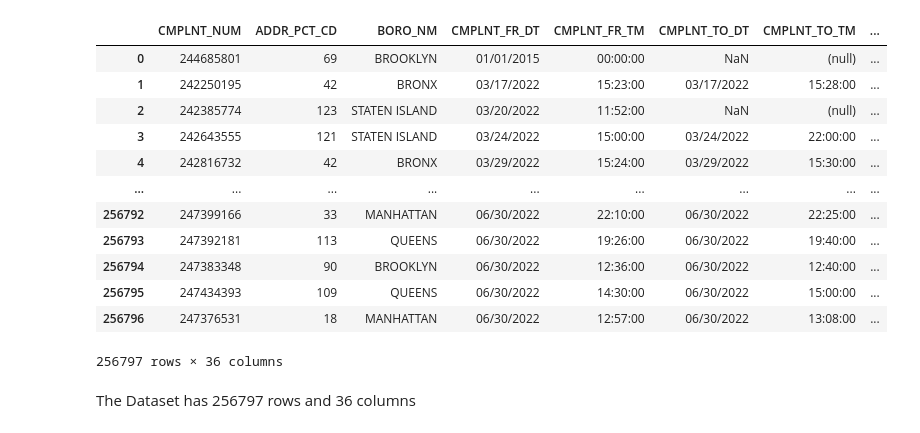
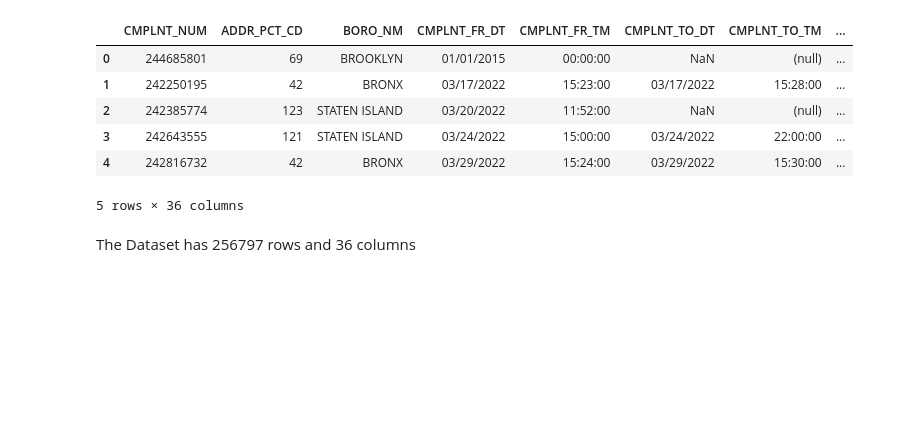
Before and after one commit to chadasravani/IST5520_Group1_NYPD_Complaint_Data, a Jupyter notebook: NYPD_Project.ipynb, the cells around one changed output. Saved outputs shown, nothing was run; the diff lists cells and outputs as text; code cells hidden in the pictures; blank space fills up the shorter version.

```diff
--- a/NYPD_Project.ipynb
+++ b/NYPD_Project.ipynb
@@ -4,21 +4,15 @@ import numpy as np
 # %%
 #Import Dataset
 df = pd.read_csv('NYPD_Complaint_Data_Current__Year_To_Date_.csv')
-df
+df.head()
 # %% [output]
 |  | CMPLNT_NUM | ADDR_PCT_CD | BORO_NM | CMPLNT_FR_DT | CMPLNT_FR_TM | CMPLNT_TO_DT | CMPLNT_TO_TM | ... |
 | 0 | 244685801 | 69 | BROOKLYN | 01/01/2015 | 00:00:00 | NaN | (null) | ... |
 | 1 | 242250195 | 42 | BRONX | 03/17/2022 | 15:23:00 | 03/17/2022 | 15:28:00 | ... |
 | 2 | 242385774 | 123 | STATEN ISLAND | 03/20/2022 | 11:52:00 | NaN | (null) | ... |
 | 3 | 242643555 | 121 | STATEN ISLAND | 03/24/2022 | 15:00:00 | 03/24/2022 | 22:00:00 | ... |
 | 4 | 242816732 | 42 | BRONX | 03/29/2022 | 15:24:00 | 03/29/2022 | 15:30:00 | ... |
-| ... | ... | ... | ... | ... | ... | ... | ... | ... |
-| 256792 | 247399166 | 33 | MANHATTAN | 06/30/2022 | 22:10:00 | 06/30/2022 | 22:25:00 | ... |
-| 256793 | 247392181 | 113 | QUEENS | 06/30/2022 | 19:26:00 | 06/30/2022 | 19:40:00 | ... |
-| 256794 | 247383348 | 90 | BROOKLYN | 06/30/2022 | 12:36:00 | 06/30/2022 | 12:40:00 | ... |
-| 256795 | 247434393 | 109 | QUEENS | 06/30/2022 | 14:30:00 | 06/30/2022 | 15:00:00 | ... |
-| 256796 | 247376531 | 18 | MANHATTAN | 06/30/2022 | 12:57:00 | 06/30/2022 | 13:08:00 | ... |
-256797 rows × 36 columns
+5 rows × 36 columns
 # %% [markdown]
 The Dataset has 256797 rows and 36 columns
 # %%
```
Also changed, not shown: parts of 34 cells of this notebook.
